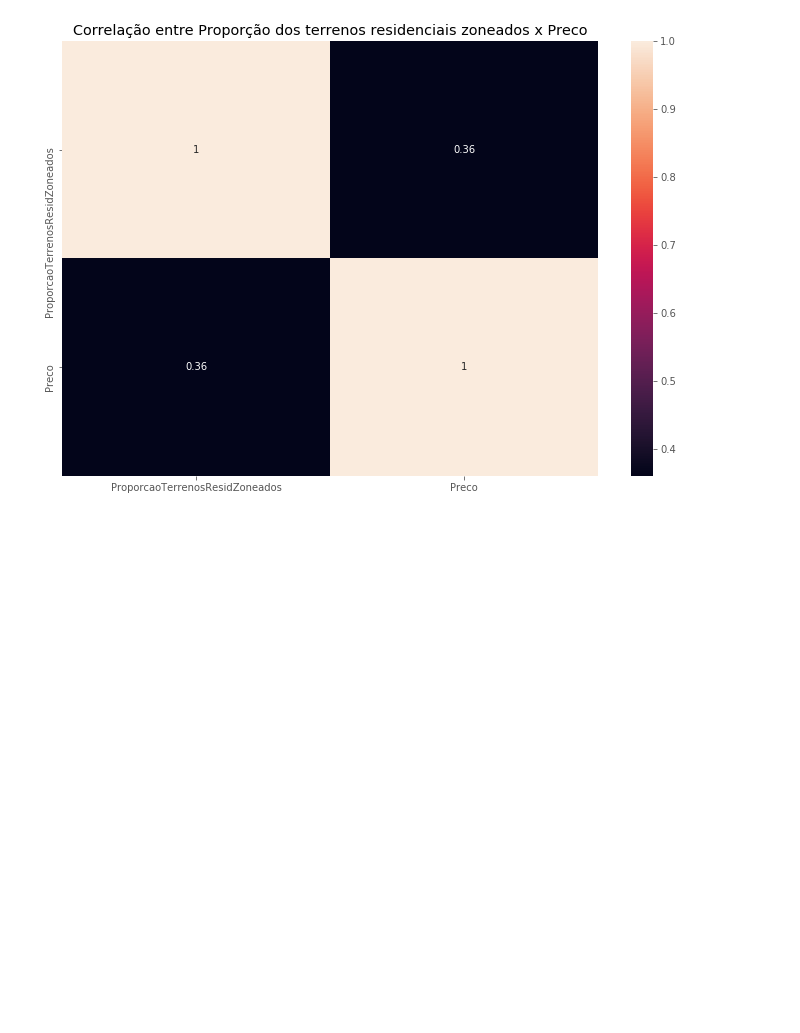
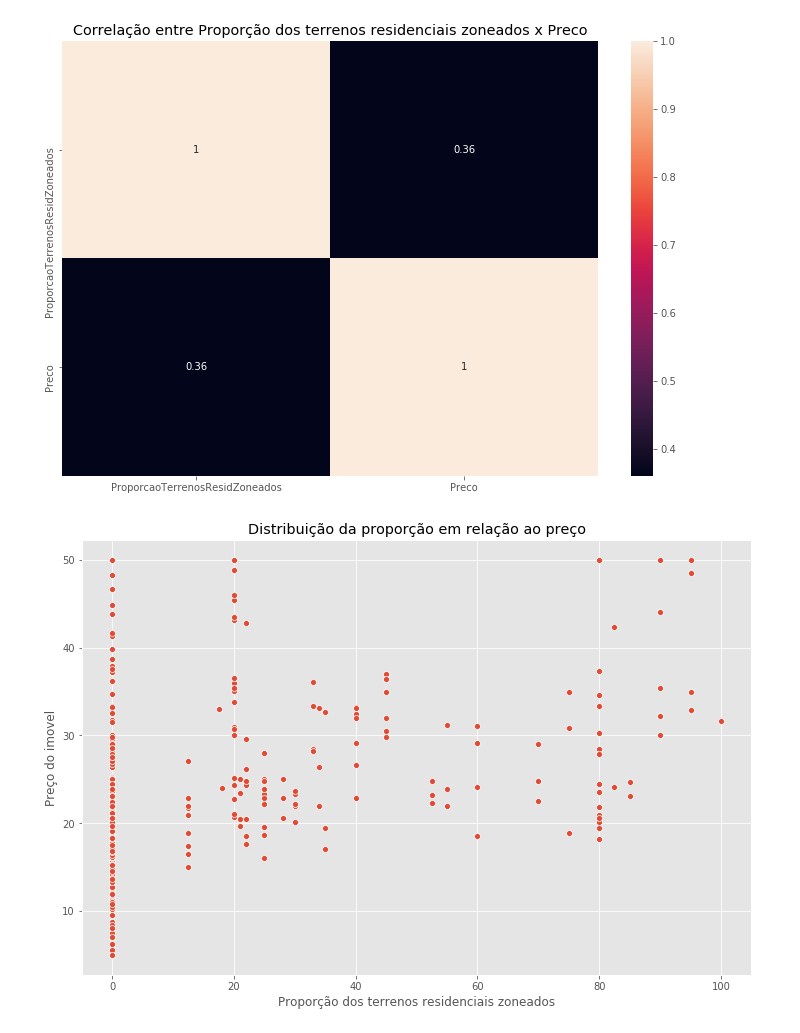
Before and after one commit to Angelicogfa/PortifolioDataScience, a Jupyter notebook: Classificação/Imoveis/Imoveis.ipynb, the cells around one changed output. Cells and saved outputs as stored; diff of their text form; code cells hidden in the pictures; blank space fills up the shorter version.

Commit message:
Ajuste do fluxo para inclusao de validação de relação distr proporçao em relação a preco

```diff
--- a/Classificação/Imoveis/Imoveis.ipynb
+++ b/Classificação/Imoveis/Imoveis.ipynb
@@ -277,3 +277,11 @@ sns.heatmap(corr, annot=True)
 plt.show()
 # %% [output]
 [figure]
+# %%
+plt.title('Distribuição da proporção em relação ao preço')
+sns.scatterplot(x='ProporcaoTerrenosResidZoneados', y='Preco', data=df)
+plt.xlabel('Proporção dos terrenos residenciais zoneados')
+plt.ylabel('Preço do imovel')
+plt.show()
+# %% [output]
+[figure, added]
```
Also changed, not shown: parts of 4 cells of this notebook.
